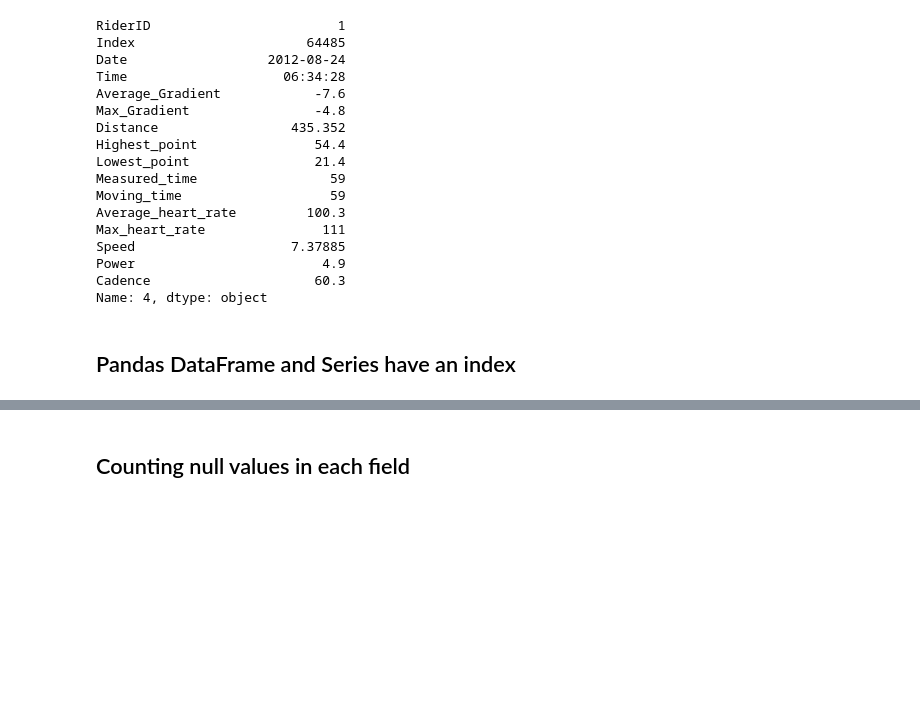
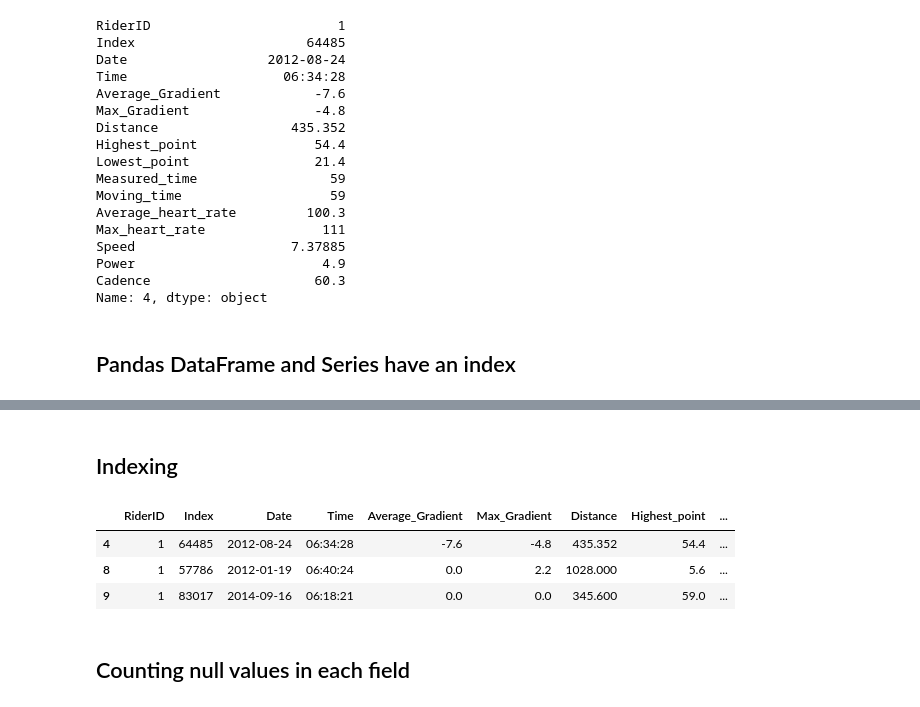
Before and after one commit to ey-lab/formation-python, a Jupyter notebook: lessons/50-data-manipulation/52-Pandas/garmin.ipynb, the cells around one changed output, grey strips where cells are left out. Saved outputs shown, nothing was run; the diff lists cells and outputs as text; code cells hidden in the pictures; blank space fills up the shorter version.

```diff
--- a/lessons/50-data-manipulation/52-Pandas/garmin.ipynb
+++ b/lessons/50-data-manipulation/52-Pandas/garmin.ipynb
@@ -105,3 +158,12 @@ data_train.head()
+# %% [markdown]
+## Indexing
+# %%
+data_train.iloc[[4, 8, 9]]
+# %% [output]
+|  | RiderID | Index | Date | Time | Average_Gradient | Max_Gradient | Distance | Highest_point | ... |
+| 4 | 1 | 64485 | 2012-08-24 | 06:34:28 | -7.6 | -4.8 | 435.352 | 54.4 | ... |
+| 8 | 1 | 57786 | 2012-01-19 | 06:40:24 | 0.0 | 2.2 | 1028.000 | 5.6 | ... |
+| 9 | 1 | 83017 | 2014-09-16 | 06:18:21 | 0.0 | 0.0 | 345.600 | 59.0 | ... |
 # %% [markdown]
 ## Counting null values in each field
 # %%
```
Also changed, not shown: parts of 16 cells of this notebook.
